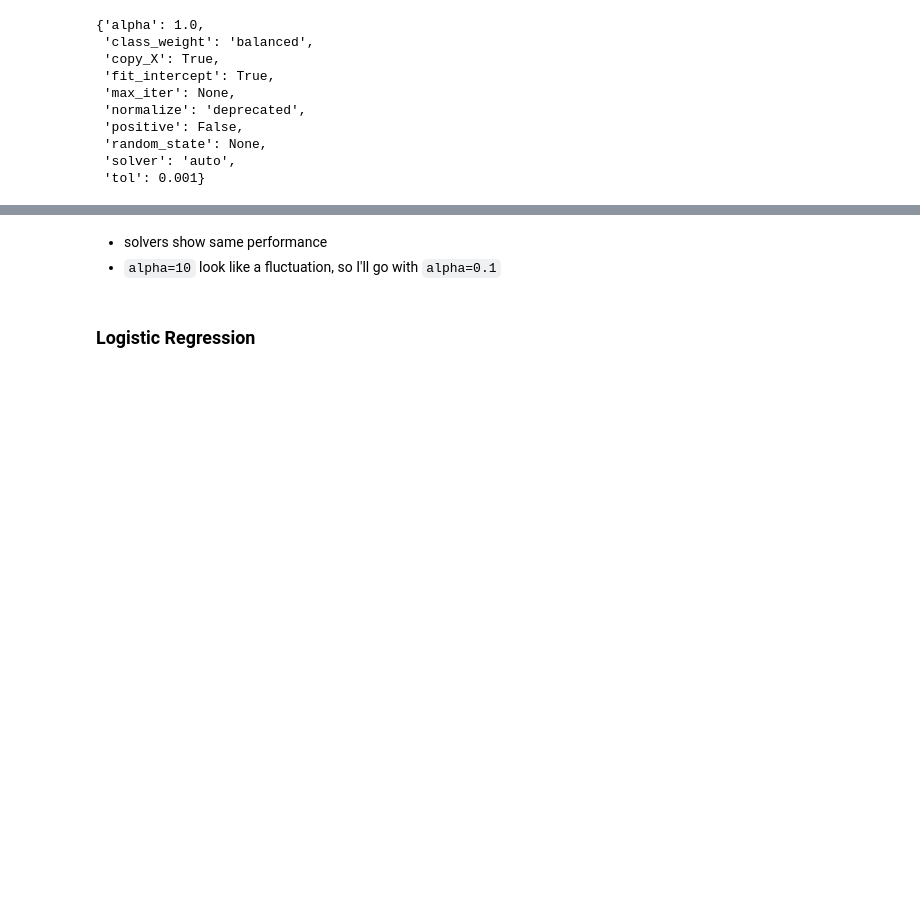
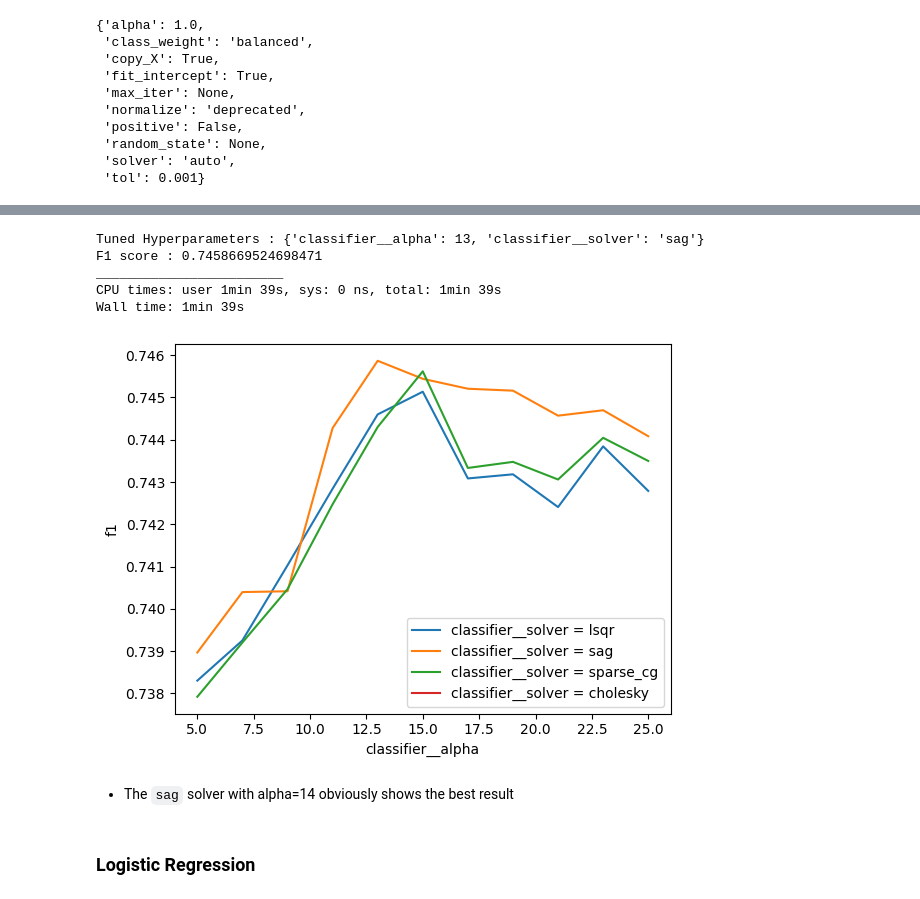
Before and after one commit to illyge/ml-zoomcamp-midterm-project, a Jupyter notebook: twitter_disasters_sandbox.ipynb, the cells around one changed output, grey strips where cells are left out. Saved outputs shown, nothing was run; the diff lists cells and outputs as text; code cells hidden in the pictures; blank space fills up the shorter version.

```diff
--- a/twitter_disasters_sandbox.ipynb
+++ b/twitter_disasters_sandbox.ipynb
@@ -1083,5 +1084,20 @@ plot_grid_results(rc_tuning_results, 'classifier__alpha', legend_var='classifier
+# %%
+%%time
+rc_tuning_grid = {
+    'classifier__alpha': range(5, 26, 2),
+    'classifier__solver': ['lsqr', 'sag', 'sparse_cg', 'cholesky'],
+}
+
+rc_tuning_results = grid_search(make_best_preparation_pipeline(Models.rc_key), rc_tuning_grid, X_full_train, y_full_train)
+plot_grid_results(rc_tuning_results, 'classifier__alpha', legend_var='classifier__solver')
+# %% [output]
+Tuned Hyperparameters : {'classifier__alpha': 13, 'classifier__solver': 'sag'}
+F1 score : 0.7458669524698471
+________________________
+CPU times: user 1min 39s, sys: 0 ns, total: 1min 39s
+Wall time: 1min 39s
+[figure, added]
 # %% [markdown]
-* solvers show same performance
-* `alpha=10` look like a fluctuation, so I'll go with `alpha=0.1`
+* The `sag` solver with alpha=14 obviously shows the best result
 # %%
 best_fine_tuning_params[Models.rc_key] = {
```
Also changed, not shown: parts of 73 cells of this notebook.
